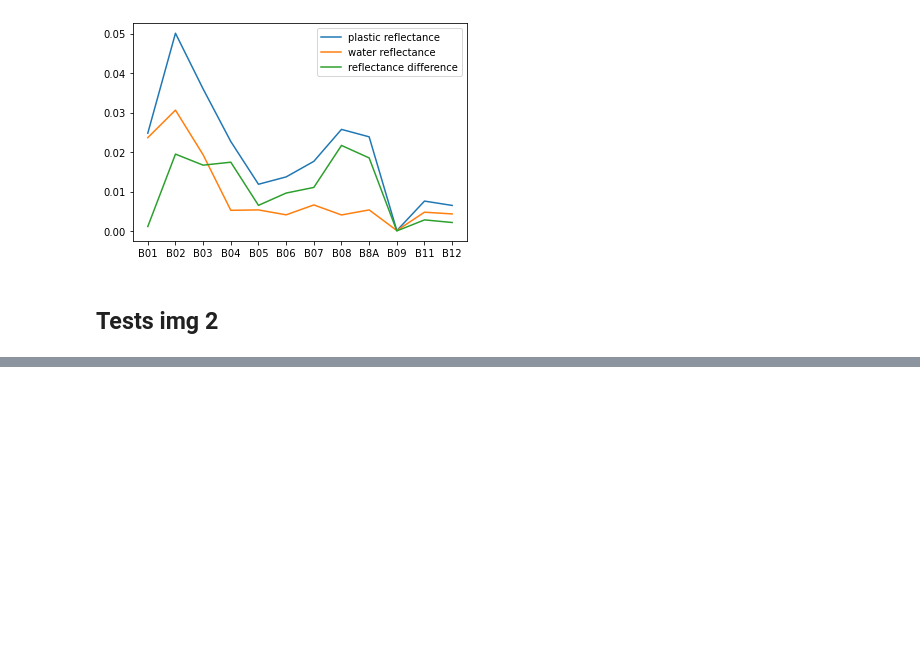
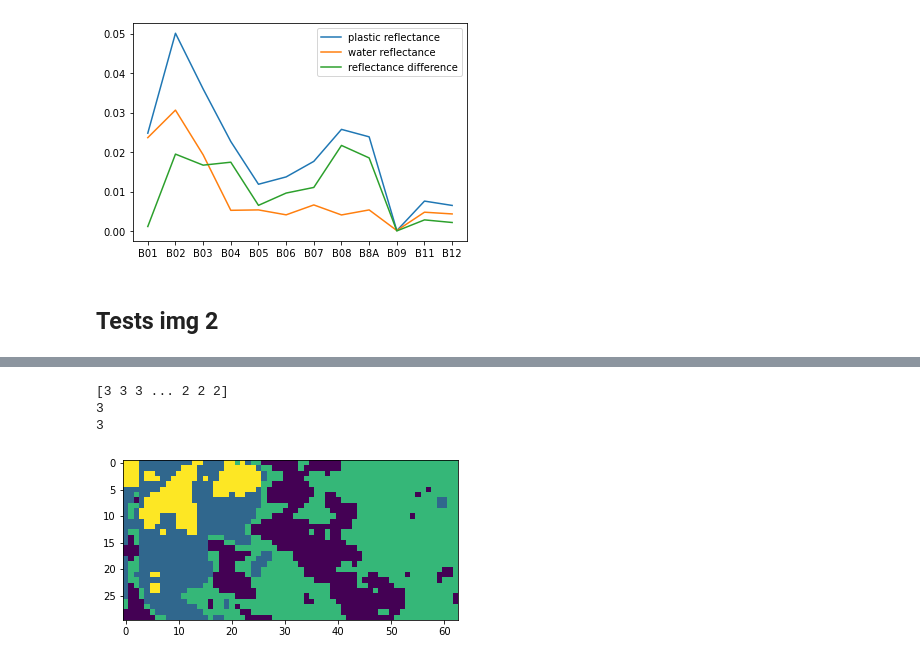
Before and after one commit to BasileR/plastic_detection_from_space, a Jupyter notebook: Detection_image_signature_spectrale_Alina.ipynb, the cells around one changed output, grey strips where cells are left out. Cells and saved outputs as stored; diff of their text form; code cells hidden in the pictures; blank space fills up the shorter version.

```diff
--- a/Detection_image_signature_spectrale_Alina.ipynb
+++ b/Detection_image_signature_spectrale_Alina.ipynb
@@ -229,0 +298,8 @@ img_abundance = predict_abundance(band_arrays2, index_list2,ind2, plastic_signat
+# %%
+nb_clust = 4
+plastic_signature2, sea_sign2 = plastic_signature_kmeans(band_arrays2, ind2,nb_clust)
+# %% [output]
+[3 3 3 ... 2 2 2]
+3
+3
+[figure, added]
```
Also changed, not shown: parts of 10 cells of this notebook.
